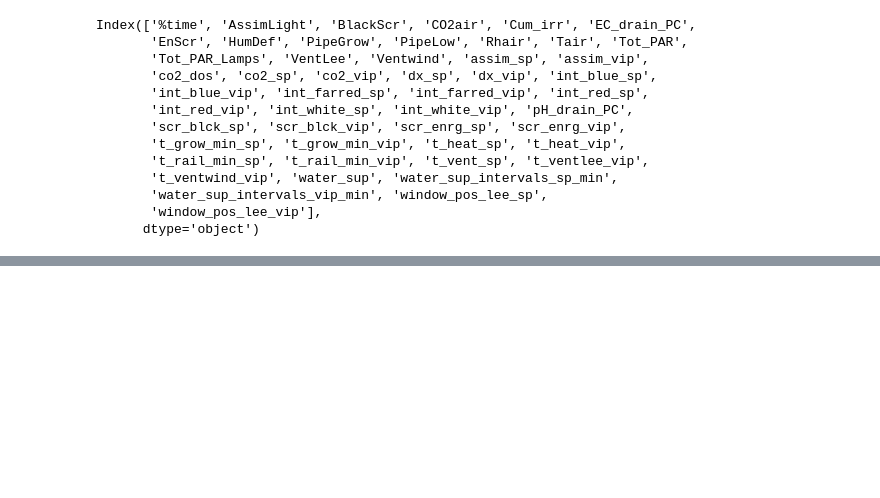
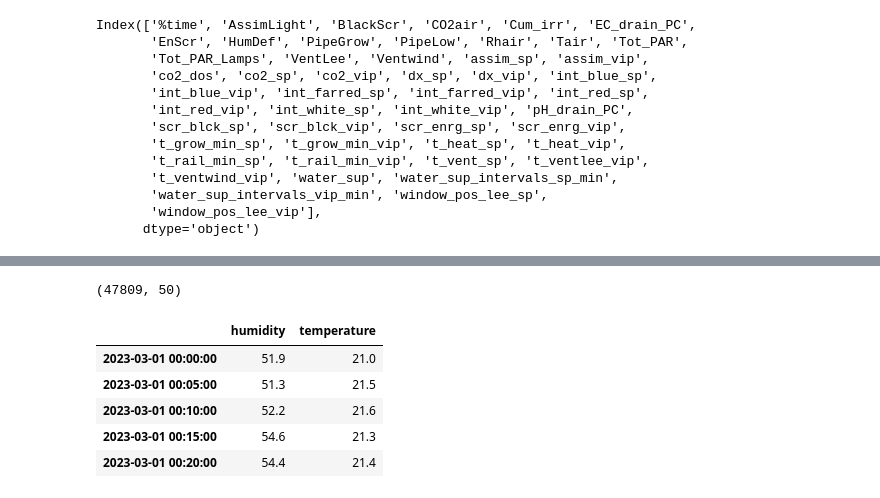
Before and after one commit to The-Green-Box-IoT-Project/GreenBox, a Jupyter notebook: Device Connector/sensors/data_analysis.ipynb, the cells around one changed output, grey strips where cells are left out. Saved outputs shown, nothing was run; the diff lists cells and outputs as text; code cells hidden in the pictures; blank space fills up the shorter version.

```diff
--- a/Device Connector/sensors/data_analysis.ipynb
+++ b/Device Connector/sensors/data_analysis.ipynb
@@ -39,0 +55,9 @@ hum = df.Rhair
+# %%
+df.shape
+# %% [output]
+(47809, 50)
+# %%
+start_date = pd.Timestamp.now().replace(year=2023, month=3, day=1, hour=0, minute=00, second=0, microsecond=0)
+num_rows = len(df)
+index = pd.date_range(start=start_date, periods=num_rows, freq='5T')
+df.index = index
@@ -39,0 +68,9 @@ hum = df.Rhair
+# %%
+df.head()
+# %% [output]
+|  | humidity | temperature |
+| 2023-03-01 00:00:00 | 51.9 | 21.0 |
+| 2023-03-01 00:05:00 | 51.3 | 21.5 |
+| 2023-03-01 00:10:00 | 52.2 | 21.6 |
+| 2023-03-01 00:15:00 | 54.6 | 21.3 |
+| 2023-03-01 00:20:00 | 54.4 | 21.4 |
```
Also changed, not shown: parts of 15 cells of this notebook, 2 other files.
